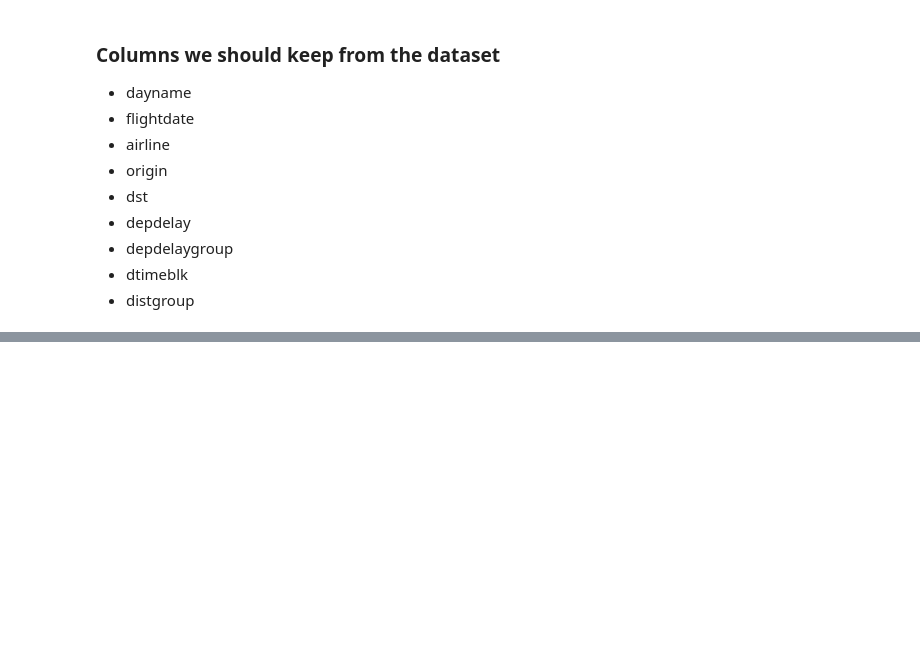
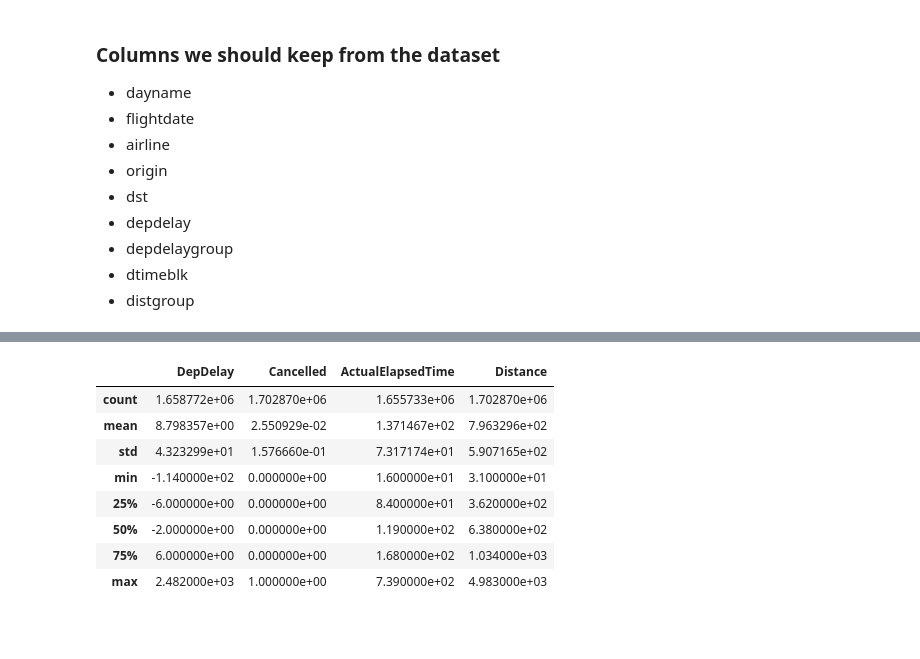
Before and after one commit to teresa201/MachineLearning, a Jupyter notebook: Lab1.ipynb, the cells around one changed output, grey strips where cells are left out. Drawn from its saved outputs; the diff is of its cells as text; code cells hidden in the pictures; blank space fills up the shorter version.

```diff
--- a/Lab1.ipynb
+++ b/Lab1.ipynb
@@ -42,0 +129,14 @@ Numpy: 1.14.3
+# %%
+df.describe()
+# %% [output]
+|  | DepDelay | Cancelled | ActualElapsedTime | Distance |
+| count | 1.658772e+06 | 1.702870e+06 | 1.655733e+06 | 1.702870e+06 |
+| mean | 8.798357e+00 | 2.550929e-02 | 1.371467e+02 | 7.963296e+02 |
+| std | 4.323299e+01 | 1.576660e-01 | 7.317174e+01 | 5.907165e+02 |
+| min | -1.140000e+02 | 0.000000e+00 | 1.600000e+01 | 3.100000e+01 |
+| 25% | -6.000000e+00 | 0.000000e+00 | 8.400000e+01 | 3.620000e+02 |
+| 50% | -2.000000e+00 | 0.000000e+00 | 1.190000e+02 | 6.380000e+02 |
+| 75% | 6.000000e+00 | 0.000000e+00 | 1.680000e+02 | 1.034000e+03 |
+| max | 2.482000e+03 | 1.000000e+00 | 7.390000e+02 | 4.983000e+03 |
+# %% [markdown]
+#####
```
Also changed, not shown: parts of 6 cells of this notebook.
